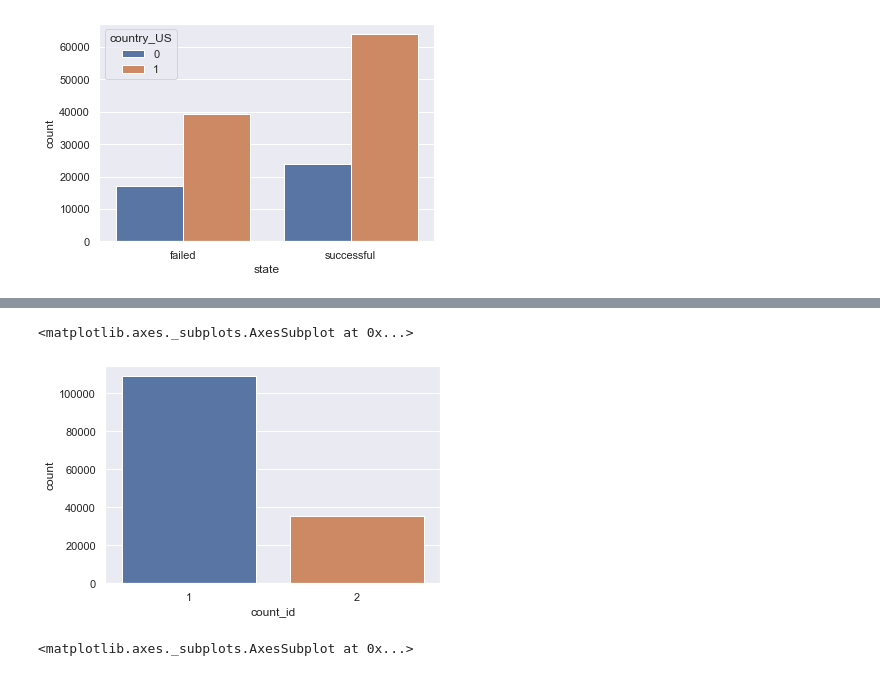
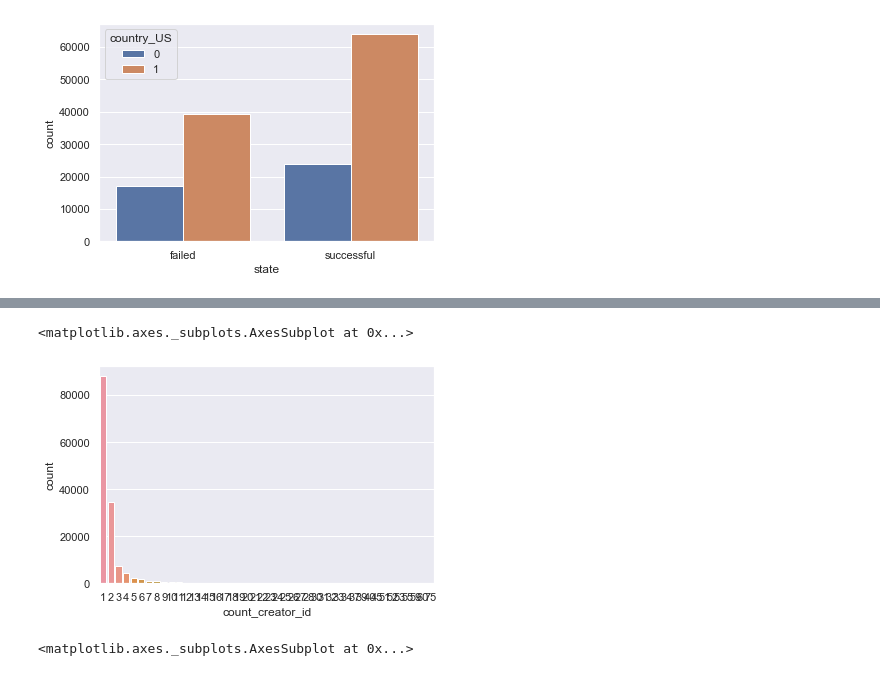
Before and after one commit to MarvinAhoi/Kickstarter-Project-2020, a Jupyter notebook: DS-Project-2_Kickstarter.ipynb, the cells around one changed output, grey strips where cells are left out. Drawn from its saved outputs; the diff is of its cells as text; code cells hidden in the pictures.

```diff
--- a/DS-Project-2_Kickstarter.ipynb
+++ b/DS-Project-2_Kickstarter.ipynb
@@ -46,6 +52,7 @@ by Sandra Schwegmann & Marvin Lorenzen
 # %% [markdown]
 # Data Mining
 # %%
+# import the required libaries
 import pandas as pd
 import glob
 import numpy as np
@@ -72,7 +79,7 @@ import matplotlib.patches as mpatches
 
 %matplotlib inline
 sns.set(style="darkgrid")
-sns.color_palette=("husl")
+sns.set_palette=("pastel")
 
 Rseed = 42
 # %%
@@ -958,8 +995,8 @@ Name: count_id, dtype: int64
 # %%
-sns.countplot(x="count_id", data=train_data)
+sns.countplot(x="count_creator_id", data=train_data)
 # %% [output]
 <matplotlib.axes._subplots.AxesSubplot at 0x...>
-[figure, old version]
+[figure, new version]
 # %%
 sns.countplot(x="state", data=train_data, hue="count_id")
 # %% [output]
```
Also changed, not shown: parts of 94 cells of this notebook.
